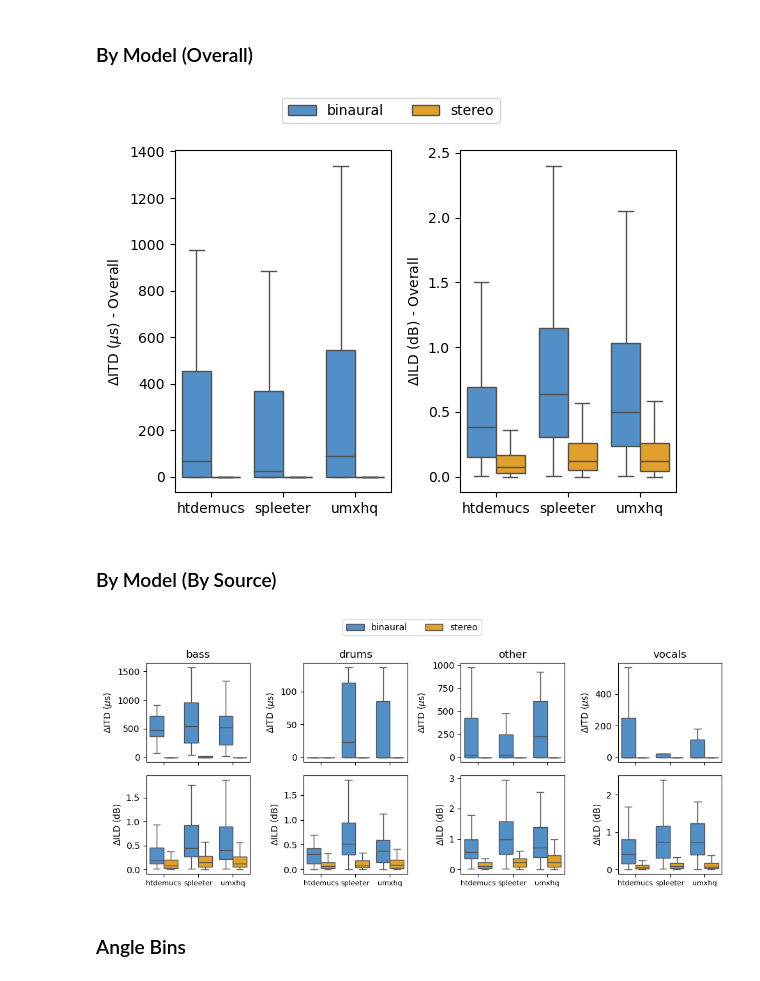
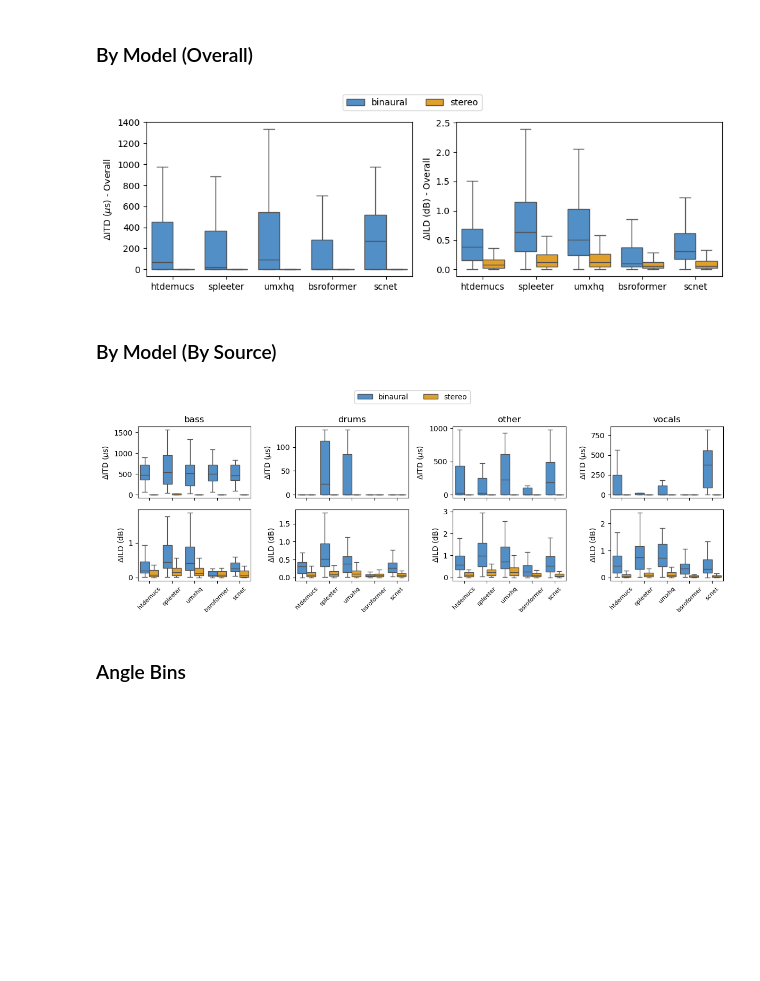
Before and after one commit to richa-namballa/binaural-mss, a Jupyter notebook: notebook/plot_analysis.ipynb, the cells around one changed output. Saved outputs shown, nothing was run; the diff lists cells and outputs as text; code cells hidden in the pictures; blank space fills up the shorter version.

```diff
--- a/notebook/plot_analysis.ipynb
+++ b/notebook/plot_analysis.ipynb
@@ -223,14 +248,20 @@ plt.show()
 # %% [markdown]
 ### Data
 # %%
-ht_binaural_df = pd.read_csv('../data/eval/interaural/interaural_2025-06-26_htdemucs_ft_binaural.csv')
-ht_stereo_df = pd.read_csv('../data/eval/interaural/interaural_2025-06-26_htdemucs_ft_stereo.csv')
+ht_binaural_df = pd.read_csv('../results/interaural/interaural_2025-06-26_htdemucs_ft_binaural.csv')
+ht_stereo_df = pd.read_csv('../results/interaural/interaural_2025-06-26_htdemucs_ft_stereo.csv')
 
-spleet_binaural_df = pd.read_csv('../data/eval/interaural/interaural_2025-06-26_spleeter_binaural.csv')
-spleet_stereo_df = pd.read_csv('../data/eval/interaural/interaural_2025-06-26_spleeter_stereo.csv')
+spleet_binaural_df = pd.read_csv('../results/interaural/interaural_2025-06-26_spleeter_binaural.csv')
+spleet_stereo_df = pd.read_csv('../results/interaural/interaural_2025-06-26_spleeter_stereo.csv')
 
-umx_binaural_df = pd.read_csv('../data/eval/interaural/interaural_2025-06-26_umxhq_binaural.csv')
-umx_stereo_df = pd.read_csv('../data/eval/interaural/interaural_2025-06-26_umxhq_stereo.csv')
+umx_binaural_df = pd.read_csv('../results/interaural/interaural_2025-06-26_umxhq_binaural.csv')
+umx_stereo_df = pd.read_csv('../results/interaural/interaural_2025-06-26_umxhq_stereo.csv')
+
+bsr_binaural_df = pd.read_csv('../results/interaural/interaural_2025-07-30_bs_roformer_binaural.csv')
+bsr_stereo_df = pd.read_csv('../results/interaural/interaural_2025-07-30_bs_roformer_stereo.csv')
+
+scn_binaural_df = pd.read_csv('../results/interaural/interaural_2025-08-11_scnet_binaural.csv')
+scn_stereo_df = pd.read_csv('../results/interaural/interaural_2025-08-11_scnet_stereo.csv')
 # %%
 ht_binaural_df['dataset'] = 'htdemucs_binaural'
 ht_stereo_df['dataset'] = 'htdemucs_stereo'
@@ -240,43 +271,56 @@ spleet_stereo_df['dataset'] = 'spleeter_stereo'
 
 umx_binaural_df['dataset'] = 'umxhq_binaural'
 umx_stereo_df['dataset'] = 'umxhq_stereo'
+
+bsr_binaural_df['dataset'] = 'bsroformer_binaural'
+bsr_stereo_df['dataset'] = 'bsroformer_stereo'
+
+scn_binaural_df['dataset'] = 'scnet_binaural'
+scn_stereo_df['dataset'] = 'scnet_stereo'
 # %%
 all_models = pd.concat([ht_binaural_df, ht_stereo_df,
                         spleet_binaural_df, spleet_stereo_df,
-                        umx_binaural_df, umx_stereo_df], ignore_index=True)
+                        umx_binaural_df, umx_stereo_df,
+                        bsr_binaural_df, bsr_stereo_df,
+                        scn_binaural_df, scn_stereo_df],
+                       ignore_index=True)
 # %%
 all_models['model'] = all_models['dataset'].apply(lambda x: x.split('_')[0])
 all_models['dataset'] = all_models['dataset'].apply(lambda x: x.split('_')[-1])
 # %% [markdown]
 ### By Model (Overall)
+# %%
+OUTLIERS = False
+FIG_SIZE = (10, 3)
 # %%
 fig, axs = plt.subplots(1, 2, figsize=FIG_SIZE, tight_layout=True)
 sns.boxplot(x='model', y='diff_ITD', hue='dataset', data=all_models,
             ax=axs[0], palette=DATASET_PALETTE, showfliers=OUTLIERS)
 sns.boxplot(x='model', y='diff_ILD', hue='dataset', data=all_models,
             ax=axs[1], palette=DATASET_PALETTE, showfliers=OUTLIERS)
 
 axs[0].set(ylabel='$\Delta$ITD ($\mu$s) - Overall', xlabel='')
 axs[1].set(ylabel='$\Delta$ILD (dB) - Overall', xlabel='')
 
 h, l = axs[0].get_legend_handles_labels()
 l = ['binaural', 'stereo']
 
 for a in axs:
     a.legend().remove()
 
 fig.legend(h, l, loc='upper center', fontsize=10, ncols=3, bbox_to_anchor=(0.5, 1.1))
-plt.savefig(os.path.join(PLOT_DIR, 'itdild_model_overall.pdf'), bbox_inches='tight')
+if SAVE_PLOT:
+    plt.savefig(os.path.join(PLOT_DIR, 'itdild_model_overall.pdf'), bbox_inches='tight')
 plt.show()
 # %% [output]
-[figure, old version]
+[figure, new version]
 # %% [markdown]
 ### By Model (By Source)
 # %%
-fig, axs = plt.subplots(2, 4, figsize=(10, 4),
+fig, axs = plt.subplots(2, 4, figsize=(12, 4),
                         tight_layout=True, sharex=True)
 
-x_labels = ['htdemucs', 'spleeter', 'umxhq']
+x_labels = ['htdemucs', 'spleeter', 'umxhq', 'bsroformer', 'scnet']
 
 for i in range(len(STEMS)):
     stem_df = all_models[all_models['source'] == STEMS[i]]
@@ -291,7 +335,7 @@ for i in range(len(STEMS)):
     axs[0][i].set_title(STEMS[i])
 
     axs[1][i].set_xticks(x_labels)
-    axs[1][i].set_xticklabels(x_labels, fontsize=8)
+    axs[1][i].set_xticklabels(x_labels, fontsize=8, rotation=45)
 
 h, l = axs[0][0].get_legend_handles_labels()
 l = ['binaural', 'stereo']
@@ -300,10 +344,11 @@ for ax in axs.flatten():
     ax.legend().remove()
 
 fig.legend(h, l, loc='upper center', fontsize=10, ncols=3, bbox_to_anchor=(0.5, 1.1))
-plt.savefig(os.path.join(PLOT_DIR, 'itdild_model_source.pdf'), bbox_inches='tight')
+if SAVE_PLOT:
+    plt.savefig(os.path.join(PLOT_DIR, 'itdild_model_source.pdf'), bbox_inches='tight')
 plt.show()
 # %% [output]
-[figure, old version]
+[figure, new version]
 # %% [markdown]
 ### Angle Bins
 # %%
```
Also changed, not shown: parts of 19 cells of this notebook, 29 other files.
